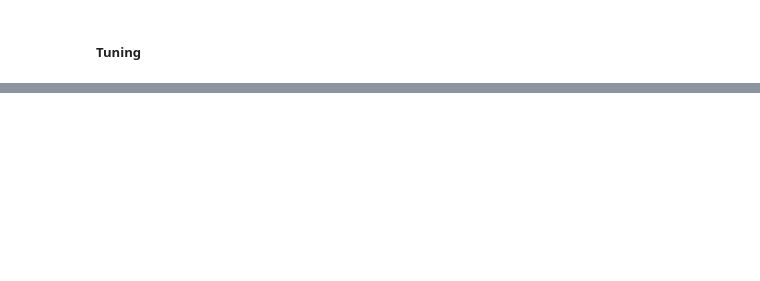
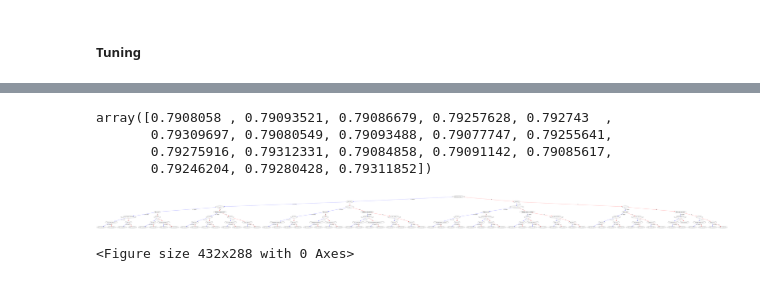
Before and after one commit to YacineHajjiDataScientist/20220814_dsProject, a Jupyter notebook: Tuning.ipynb, the cells around one changed output, grey strips where cells are left out. Saved outputs shown, nothing was run; the diff lists cells and outputs as text; code cells hidden in the pictures; blank space fills up the shorter version.

```diff
--- a/Tuning.ipynb
+++ b/Tuning.ipynb
@@ -315,0 +391,14 @@ grid_search.cv_results_
+# %%
+##### Launching optimal XGBoost
+params = [
+    ('objective', 'binary:logistic'),
+    ('max_depth', 6),
+    ('gamma', 0.25),
+    ('reg_lambda', 10.0),
+    ('eval_metric', 'auc'),
+    ('early_stopping_rounds', 10)
+]
+
+optimal_xgb = xgb.train(params=params, dtrain=train,
+                    num_boost_round=100,
+                    evals=[(train, 'train'), (test, 'eval')])
@@ -315,0 +431,8 @@ grid_search.cv_results_
+# %%
+scores = grid_search_1.cv_results_['mean_test_score'].reshape(3, 3, 2)
+scores
+# %% [output]
+array([0.7908058 , 0.79093521, 0.79086679, 0.79257628, 0.792743  ,
+       0.79309697, 0.79080549, 0.79093488, 0.79077747, 0.79255641,
+       0.79275916, 0.79312331, 0.79084858, 0.79091142, 0.79085617,
+       0.79246204, 0.79280428, 0.79311852])
@@ -315,0 +441,11 @@ grid_search.cv_results_
+# %%
+fig, ax = plt.subplots(figsize=(200, 200))
+xgb.plot_tree(clf_xgb, num_trees=4, ax=ax,
+              yes_color='#00cc00', no_color='#FF000',
+              condition_node_params={'shape': 'box', 'style': 'solid'})
+plt.show()
+#plt.savefig('D:\\jupyterDatasets\\xgboost_tree_graph.png')
+#plt.savefig("D:\\jupyterDatasets\\xgboost_tree_graph.pdf")
+# %% [output]
+[figure, added]
+<Figure size 432x288 with 0 Axes>
```
Also changed, not shown: parts of 35 cells of this notebook, 1 other file.
